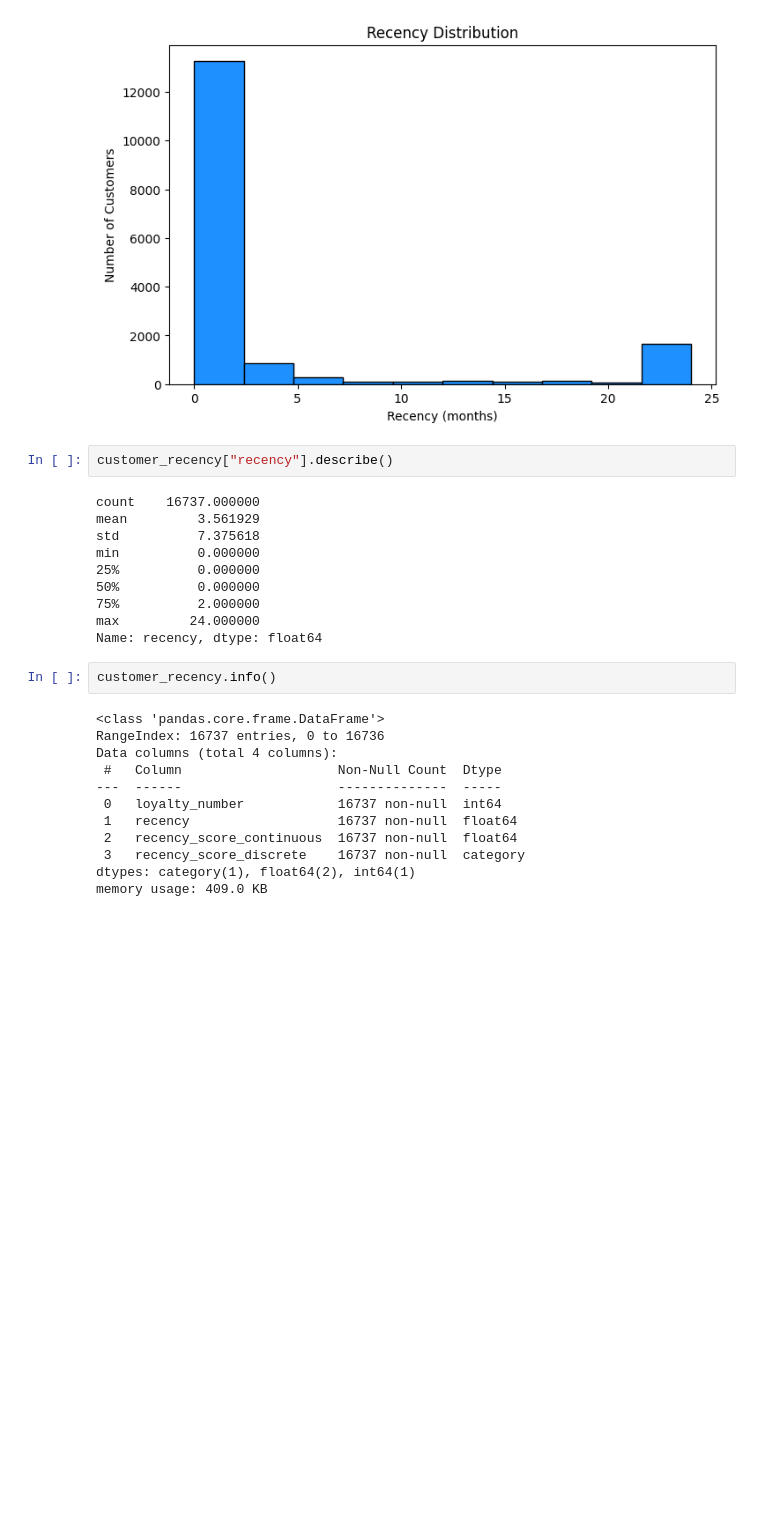
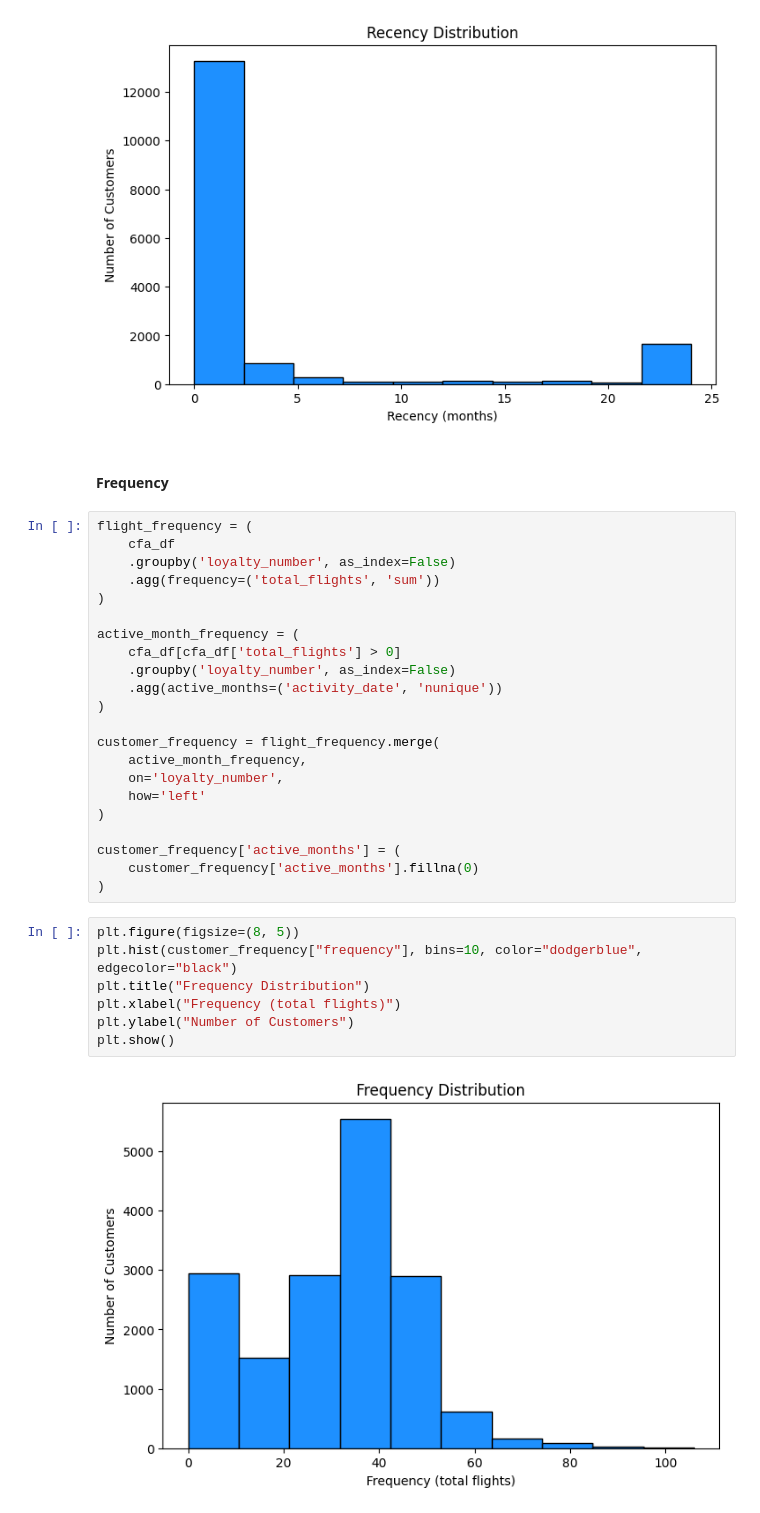
Before and after one commit to tssarathi/airline-customer-analytics, a Jupyter notebook: notebooks/feature-exploration.ipynb, the cells around one changed output. Drawn from its saved outputs; the diff is of its cells as text; blank space fills up the shorter version.

Commit message:
feat(feature-exploration): add frequency kpi

```diff
--- a/notebooks/feature-exploration.ipynb
+++ b/notebooks/feature-exploration.ipynb
@@ -119,29 +120,36 @@ plt.ylabel("Number of Customers")
 plt.show()
 # %% [output]
 [figure]
-# %%
-customer_recency["recency"].describe()
-# %% [output]
-count    16737.000000
-mean         3.561929
-std          7.375618
-min          0.000000
-25%          0.000000
-50%          0.000000
-75%          2.000000
-max         24.000000
-Name: recency, dtype: float64
-# %%
-customer_recency.info()
-# %% [output]
-<class 'pandas.core.frame.DataFrame'>
-RangeIndex: 16737 entries, 0 to 16736
-Data columns (total 4 columns):
- #   Column                    Non-Null Count  Dtype
----  ------                    --------------  -----
- 0   loyalty_number            16737 non-null  int64
- 1   recency                   16737 non-null  float64
- 2   recency_score_continuous  16737 non-null  float64
- 3   recency_score_discrete    16737 non-null  category
-dtypes: category(1), float64(2), int64(1)
-memory usage: 409.0 KB
+# %% [markdown]
+#### Frequency
+# %%
+flight_frequency = (
+    cfa_df
+    .groupby('loyalty_number', as_index=False)
+    .agg(frequency=('total_flights', 'sum'))
+)
+
+active_month_frequency = (
+    cfa_df[cfa_df['total_flights'] > 0]
+    .groupby('loyalty_number', as_index=False)
+    .agg(active_months=('activity_date', 'nunique'))
+)
+
+customer_frequency = flight_frequency.merge(
+    active_month_frequency,
+    on='loyalty_number',
+    how='left'
+)
+
+customer_frequency['active_months'] = (
+    customer_frequency['active_months'].fillna(0)
+)
+# %%
+plt.figure(figsize=(8, 5))
+plt.hist(customer_frequency["frequency"], bins=10, color="dodgerblue", edgecolor="black")
+plt.title("Frequency Distribution")
+plt.xlabel("Frequency (total flights)")
+plt.ylabel("Number of Customers")
+plt.show()
+# %% [output]
+[figure, added]
```
Also changed, not shown: parts of 7 cells of this notebook.
